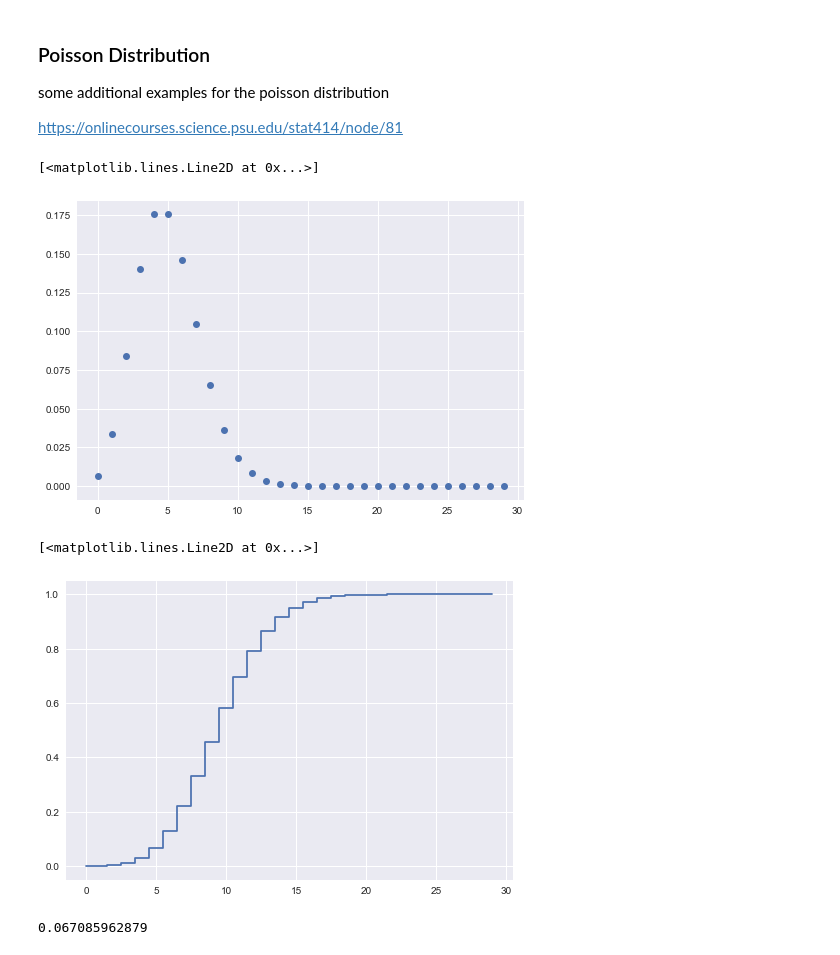
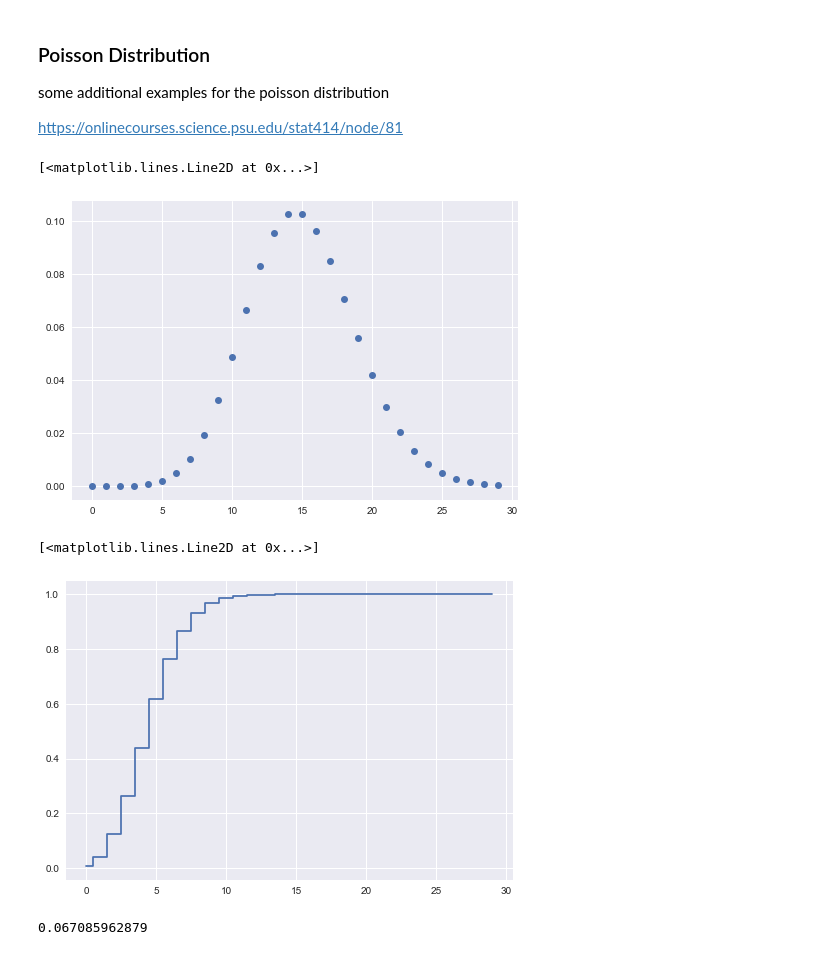
Before and after one commit to vtshen/STAT4705, a Jupyter notebook: Rcode/Distributions Demo.ipynb, the cells around one changed output. Drawn from its saved outputs; the diff is of its cells as text; code cells hidden in the pictures.

```diff
--- a/Rcode/Distributions Demo.ipynb
+++ b/Rcode/Distributions Demo.ipynb
@@ -309,22 +309,22 @@ some additional examples for the poisson distribution
 https://onlinecourses.science.psu.edu/stat414/node/81
 # %%
 # plot the pmf
-lamb = 5
+lamb = 15
 x=np.arange(0, 30)
 pmf_pois = poisson.pmf(x,lamb)
 
 import seaborn as sns
 plt.plot(x,pmf_pois, "o")
 # %% [output]
 [<matplotlib.lines.Line2D at 0x...>]
-[figure, old version]
+[figure, new version]
 # %%
 # Poisson cdf plot
 cdf_pois = poisson.cdf(x,lamb)
 plt.plot(x,cdf_pois, linestyle='steps-mid')
 # %% [output]
 [<matplotlib.lines.Line2D at 0x...>]
-[figure, old version]
+[figure, new version]
 # %%
 # calculate the probability
 lamb = 10
```
Also changed, not shown: 3 other files.
